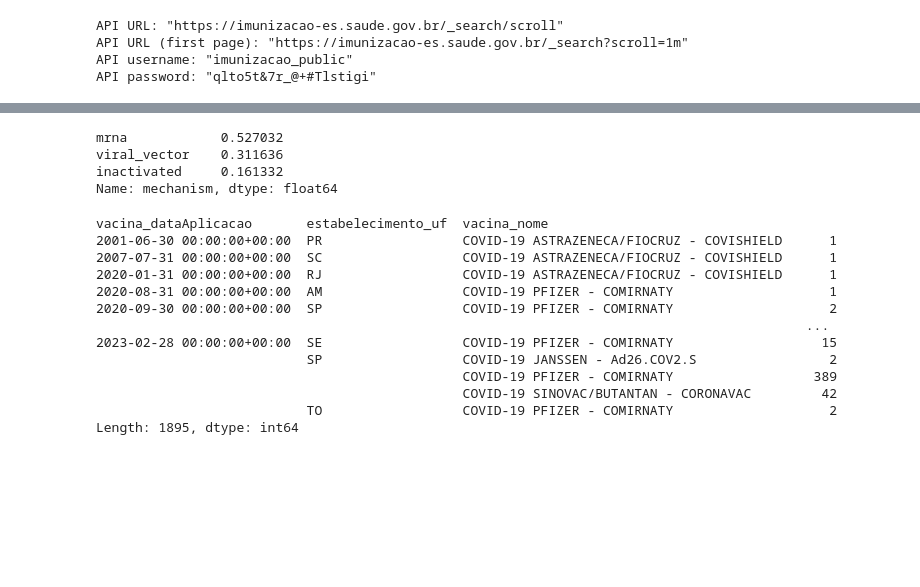
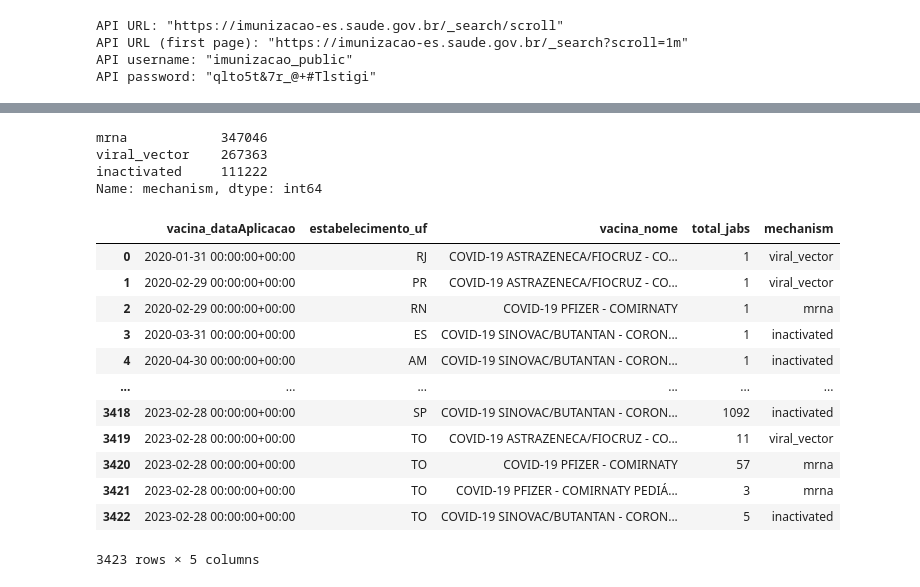
Before and after one commit to flimao/covidjab_analyses, a Jupyter notebook: covidjab_natality/notebooks/01-flimao-extract-jab-data.ipynb, the cells around one changed output, grey strips where cells are left out. Drawn from its saved outputs; the diff is of its cells as text; code cells hidden in the pictures; blank space fills up the shorter version.

```diff
--- a/covidjab_natality/notebooks/01-flimao-extract-jab-data.ipynb
+++ b/covidjab_natality/notebooks/01-flimao-extract-jab-data.ipynb
@@ -119,9 +64,27 @@ Let's define a preprocessing function for each page so I won't run out of space
 # %%
+# function to classify vaccines into their function mechanisms
+def mechanisms(name):
+    name = name.lower()
+    if 'comirnaty' in name:
+        return 'mrna'
+    elif 'coronavac' in name:
+        return 'inactivated'
+    elif 'novavax' in name:
+        return 'subunit'
+    elif 'covishield' in name or 'chad' in name or 'ad26' in name or 'sputnik' in name:
+        return 'viral_vector'
+    else:
+        return 'unknown'
+
+# preprocess
 def preprocess_index(df):
     return df.set_index(['document_id', 'paciente_id'])
 
 def preprocess_drop_invalid_rows(df):
-    return df[df['status']=='final']
+    return df[
+        (df['status']=='final')&
+        (df['vacina_dataAplicacao']>='2020-01')
+    ]
 
 def preprocess_drop_cols(df):
     return df[
@@ -139,6 +102,11 @@ def preprocess_dtype(df):
 
     return df
 
+def preprocess_add_mechanisms(df):
+    df['mechanism'] = df['vacina_nome'].apply(mechanisms)
+    df['mechanism'] = df['mechanism'].astype('category')
+    return df
+
 def preprocess(df):
     df_raw = df.copy()
 
@@ -147,6 +115,7 @@ def preprocess(df):
         .pipe(preprocess_drop_invalid_rows)
         .pipe(preprocess_drop_cols)
         .pipe(preprocess_dtype)
+        .pipe(preprocess_add_mechanisms)
     )
 
     return df
@@ -315,7 +264,7 @@ full_dfs['mechanism'] = full_dfs['vacina_nome'].apply(mechanisms)
 # %%
-full_dfs['mechanism'].value_counts(normalize = True)
+pre_df['mechanism'].value_counts(normalize = False, dropna = False)
 # %% [output]
-mrna            0.527032
-viral_vector    0.311636
-inactivated     0.161332
-Name: mechanism, dtype: float64
+mrna            347046
+viral_vector    267363
+inactivated     111222
+Name: mechanism, dtype: int64
@@ -324,16 +284,16 @@ jabs_by_uf_month_type = pre_df.groupby([pd.Grouper(key = 'vacina_dataAplicacao',
 # %%
-jabs_by_uf_month_type[jabs_by_uf_month_type>0]
+jabs_by_uf_month_type[jabs_by_uf_month_type['total_jabs']>0]
 # %% [output]
+|  | vacina_dataAplicacao | estabelecimento_uf | vacina_nome | total_jabs | mechanism |
+| 0 | 2020-01-31 00:00:00+00:00 | RJ | COVID-19 ASTRAZENECA/FIOCRUZ - CO... | 1 | viral_vector |
+| 1 | 2020-02-29 00:00:00+00:00 | PR | COVID-19 ASTRAZENECA/FIOCRUZ - CO... | 1 | viral_vector |
+| 2 | 2020-02-29 00:00:00+00:00 | RN | COVID-19 PFIZER - COMIRNATY | 1 | mrna |
+| 3 | 2020-03-31 00:00:00+00:00 | ES | COVID-19 SINOVAC/BUTANTAN - CORON... | 1 | inactivated |
+| 4 | 2020-04-30 00:00:00+00:00 | AM | COVID-19 SINOVAC/BUTANTAN - CORON... | 1 | inactivated |
+| ... | ... | ... | ... | ... | ... |
+| 3418 | 2023-02-28 00:00:00+00:00 | SP | COVID-19 SINOVAC/BUTANTAN - CORON... | 1092 | inactivated |
+| 3419 | 2023-02-28 00:00:00+00:00 | TO | COVID-19 ASTRAZENECA/FIOCRUZ - CO... | 11 | viral_vector |
+| 3420 | 2023-02-28 00:00:00+00:00 | TO | COVID-19 PFIZER - COMIRNATY | 57 | mrna |
+| 3421 | 2023-02-28 00:00:00+00:00 | TO | COVID-19 PFIZER - COMIRNATY PEDIÁ... | 3 | mrna |
+| 3422 | 2023-02-28 00:00:00+00:00 | TO | COVID-19 SINOVAC/BUTANTAN - CORON... | 5 | inactivated |
-vacina_dataAplicacao       estabelecimento_uf  vacina_nome
-2001-06-30 00:00:00+00:00  PR                  COVID-19 ASTRAZENECA/FIOCRUZ - COVISHIELD      1
-2007-07-31 00:00:00+00:00  SC                  COVID-19 ASTRAZENECA/FIOCRUZ - COVISHIELD      1
-2020-01-31 00:00:00+00:00  RJ                  COVID-19 ASTRAZENECA/FIOCRUZ - COVISHIELD      1
-2020-08-31 00:00:00+00:00  AM                  COVID-19 PFIZER - COMIRNATY                    1
-2020-09-30 00:00:00+00:00  SP                  COVID-19 PFIZER - COMIRNATY                    2
-                                                                                           ...
-2023-02-28 00:00:00+00:00  SE                  COVID-19 PFIZER - COMIRNATY                   15
-                           SP                  COVID-19 JANSSEN - Ad26.COV2.S                 2
-                                               COVID-19 PFIZER - COMIRNATY                  389
-                                               COVID-19 SINOVAC/BUTANTAN - CORONAVAC         42
-                           TO                  COVID-19 PFIZER - COMIRNATY                    2
-Length: 1895, dtype: int64
+3423 rows × 5 columns
```
Also changed, not shown: parts of 26 cells of this notebook.
